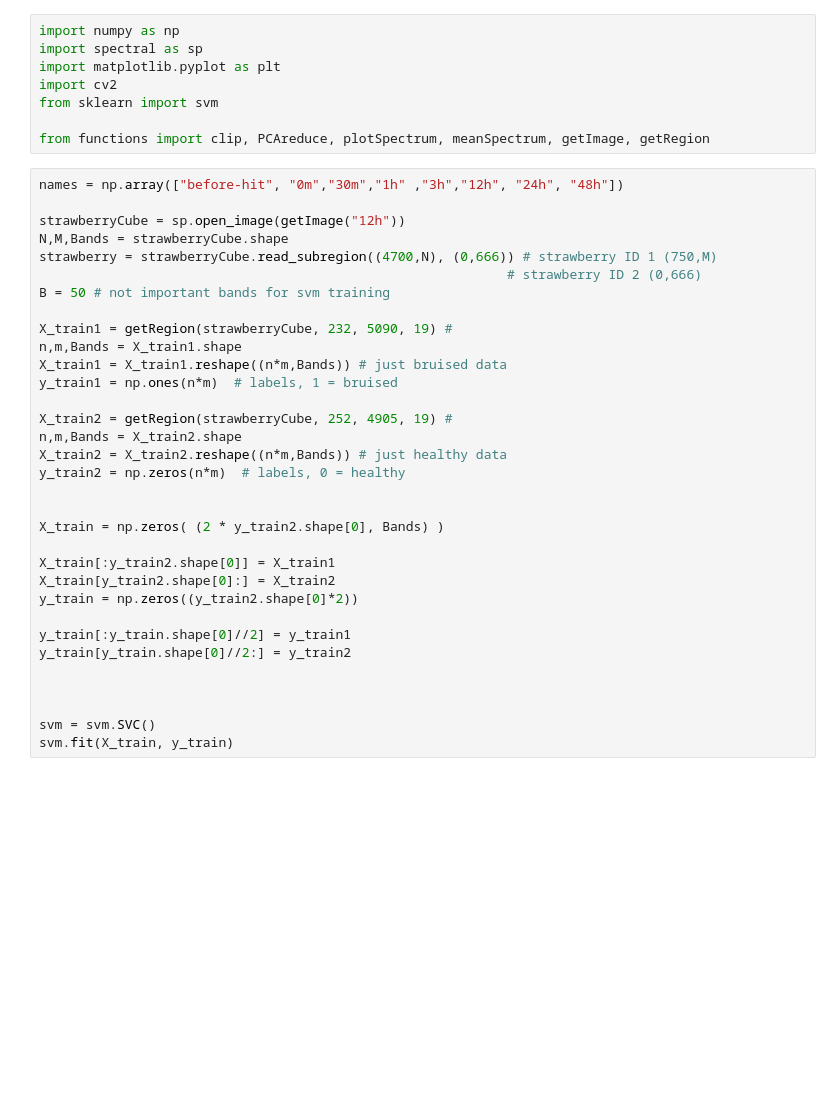
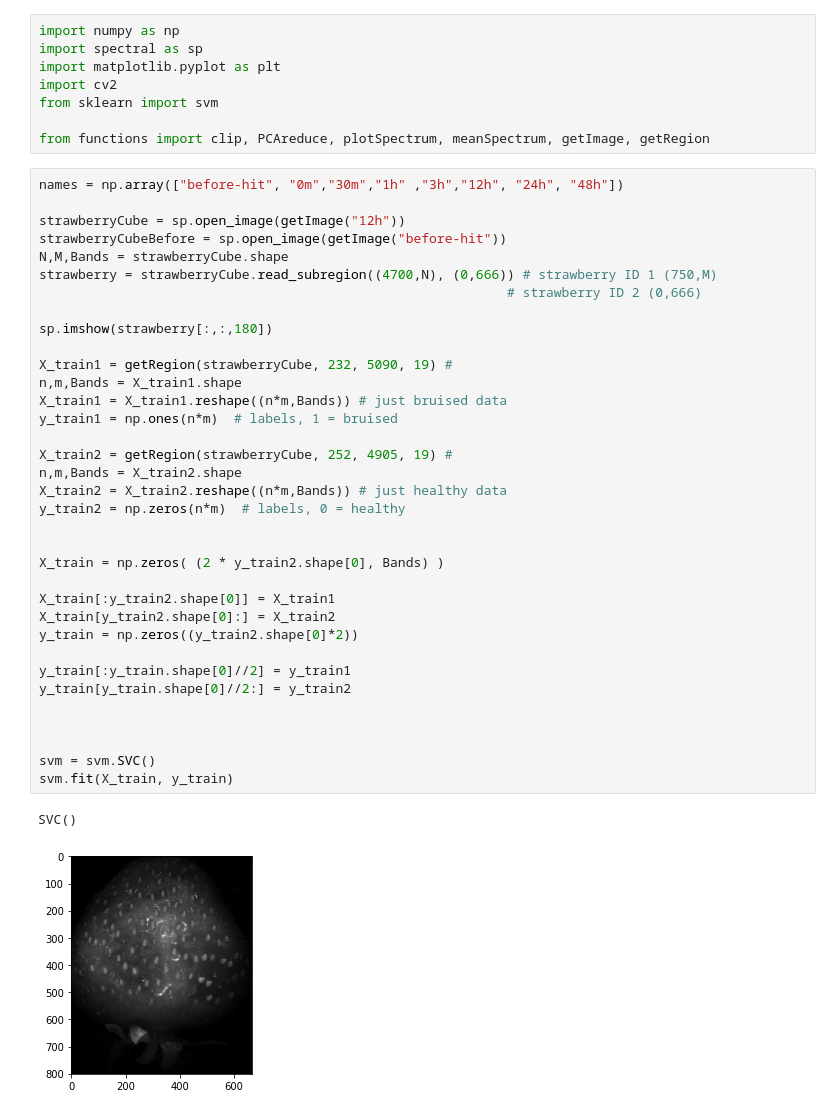
Before and after one commit to Kohmann/potato-classification, a Jupyter notebook: detection.ipynb, the cells around one changed output. Cells and saved outputs as stored; diff of their text form; blank space fills up the shorter version.

```diff
--- a/detection.ipynb
+++ b/detection.ipynb
@@ -13,33 +13,38 @@ from functions import clip, PCAreduce, plotSpectrum, meanSpectrum, getImage, get
 names = np.array(["before-hit", "0m","30m","1h" ,"3h","12h", "24h", "48h"])
 
 strawberryCube = sp.open_image(getImage("12h"))
+strawberryCubeBefore = sp.open_image(getImage("before-hit"))
 N,M,Bands = strawberryCube.shape
 strawberry = strawberryCube.read_subregion((4700,N), (0,666)) # strawberry ID 1 (750,M)
                                                             # strawberry ID 2 (0,666)
-B = 50 # not important bands for svm training
+
+sp.imshow(strawberry[:,:,180])
 
 X_train1 = getRegion(strawberryCube, 232, 5090, 19) #
 n,m,Bands = X_train1.shape
 X_train1 = X_train1.reshape((n*m,Bands)) # just bruised data
 y_train1 = np.ones(n*m)  # labels, 1 = bruised
 
 X_train2 = getRegion(strawberryCube, 252, 4905, 19) #
 n,m,Bands = X_train2.shape
 X_train2 = X_train2.reshape((n*m,Bands)) # just healthy data
 y_train2 = np.zeros(n*m)  # labels, 0 = healthy
 
 
 X_train = np.zeros( (2 * y_train2.shape[0], Bands) )
 
 X_train[:y_train2.shape[0]] = X_train1
 X_train[y_train2.shape[0]:] = X_train2
 y_train = np.zeros((y_train2.shape[0]*2))
 
 y_train[:y_train.shape[0]//2] = y_train1
 y_train[y_train.shape[0]//2:] = y_train2
 
 
 
 svm = svm.SVC()
 svm.fit(X_train, y_train)
+# %% [output]
+SVC()
+[figure, added]
 # %%
```
Also changed, not shown: parts of 2 cells of this notebook.
